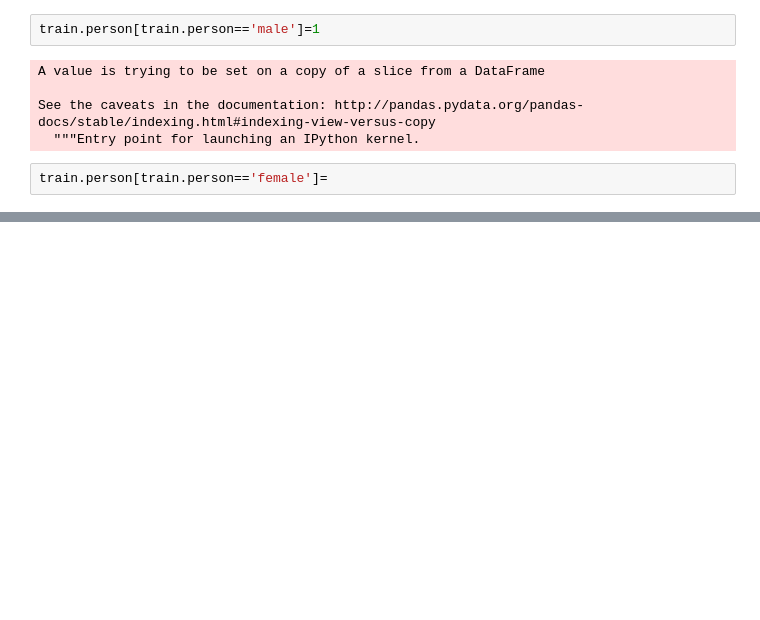
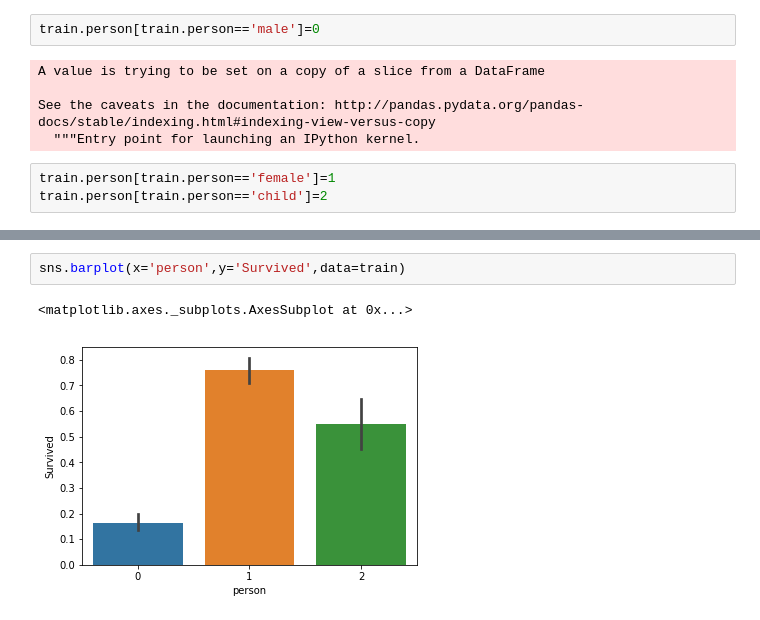
Before and after one commit to innovator-arjun/Titanic-Survival-Prediction, a Jupyter notebook: Updated Titanic Survival.ipynb, the cells around one changed output, grey strips where cells are left out. Cells and saved outputs as stored; diff of their text form; blank space fills up the shorter version.

```diff
--- a/Updated Titanic Survival.ipynb
+++ b/Updated Titanic Survival.ipynb
@@ -779,10 +779,11 @@ train.head(20)
 # %%
-train.person[train.person=='male']=1
+train.person[train.person=='male']=0
 # %% [output]
 A value is trying to be set on a copy of a slice from a DataFrame
 
 See the caveats in the documentation: http://pandas.pydata.org/pandas-docs/stable/indexing.html#indexing-view-versus-copy
   """Entry point for launching an IPython kernel.
 # %%
-train.person[train.person=='female']=
+train.person[train.person=='female']=1
+train.person[train.person=='child']=2
 # %% [output]
@@ -794,0 +843,5 @@ train.person[train.person=='female']=
+# %%
+sns.barplot(x='person',y='Survived',data=train)
+# %% [output]
+<matplotlib.axes._subplots.AxesSubplot at 0x...>
+[figure, added]
```
Also changed, not shown: parts of 14 cells of this notebook.
